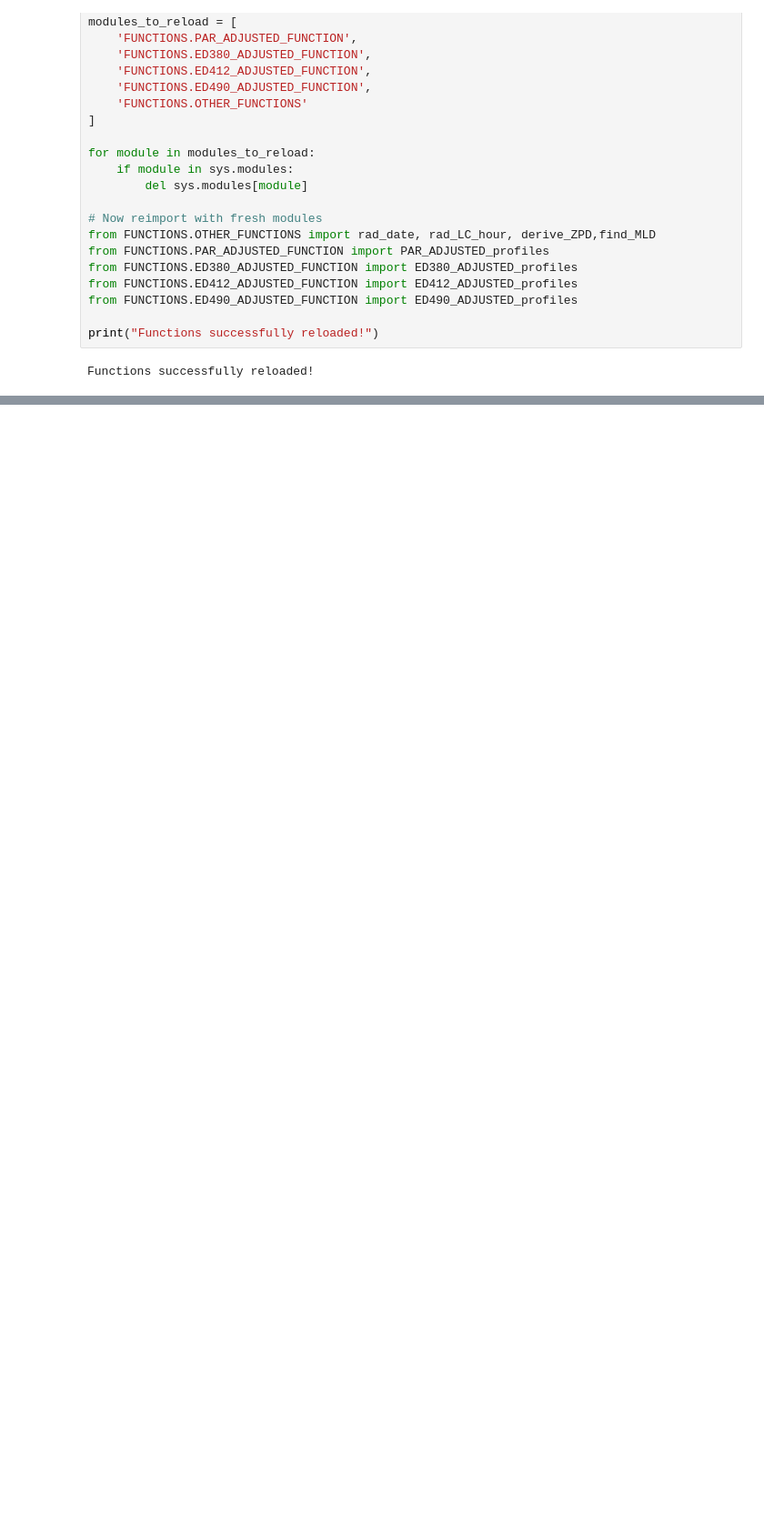
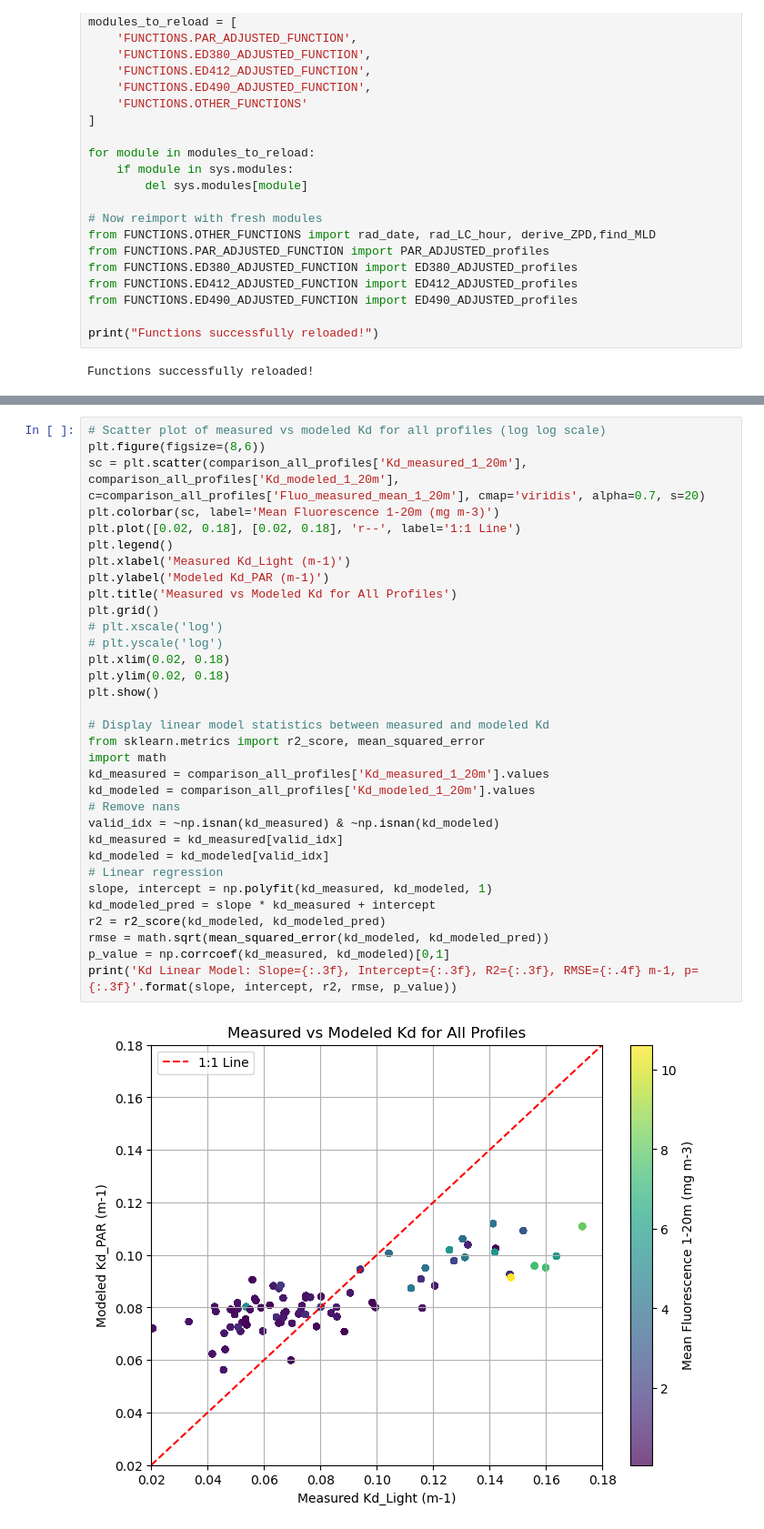
Before and after one commit to JakeWeis/SOCA_LIGHT_SEALS, a Jupyter notebook: SOCA_PAR_from_sealtags.ipynb, the cells around one changed output, grey strips where cells are left out. Shown at 91% size. Saved outputs shown, nothing was run; the diff lists cells and outputs as text; blank space fills up the shorter version.

```diff
--- a/SOCA_PAR_from_sealtags.ipynb
+++ b/SOCA_PAR_from_sealtags.ipynb
@@ -281,0 +415,35 @@ KeyboardInterrupt:
+# %%
+# Scatter plot of measured vs modeled Kd for all profiles (log log scale)
+plt.figure(figsize=(8,6))
+sc = plt.scatter(comparison_all_profiles['Kd_measured_1_20m'], comparison_all_profiles['Kd_modeled_1_20m'], c=comparison_all_profiles['Fluo_measured_mean_1_20m'], cmap='viridis', alpha=0.7, s=20)
+plt.colorbar(sc, label='Mean Fluorescence 1-20m (mg m-3)')
+plt.plot([0.02, 0.18], [0.02, 0.18], 'r--', label='1:1 Line')
+plt.legend()
+plt.xlabel('Measured Kd_Light (m-1)')
+plt.ylabel('Modeled Kd_PAR (m-1)')
+plt.title('Measured vs Modeled Kd for All Profiles')
+plt.grid()
+# plt.xscale('log')
+# plt.yscale('log')
+plt.xlim(0.02, 0.18)
+plt.ylim(0.02, 0.18)
+plt.show()
+
+# Display linear model statistics between measured and modeled Kd
+from sklearn.metrics import r2_score, mean_squared_error
+import math
+kd_measured = comparison_all_profiles['Kd_measured_1_20m'].values
+kd_modeled = comparison_all_profiles['Kd_modeled_1_20m'].values
+# Remove nans
+valid_idx = ~np.isnan(kd_measured) & ~np.isnan(kd_modeled)
+kd_measured = kd_measured[valid_idx]
+kd_modeled = kd_modeled[valid_idx]
+# Linear regression
+slope, intercept = np.polyfit(kd_measured, kd_modeled, 1)
+kd_modeled_pred = slope * kd_measured + intercept
+r2 = r2_score(kd_modeled, kd_modeled_pred)
+rmse = math.sqrt(mean_squared_error(kd_modeled, kd_modeled_pred))
+p_value = np.corrcoef(kd_measured, kd_modeled)[0,1]
+print('Kd Linear Model: Slope={:.3f}, Intercept={:.3f}, R2={:.3f}, RMSE={:.4f} m-1, p={:.3f}'.format(slope, intercept, r2, rmse, p_value))
+# %% [output]
+[figure, added]
```
Also changed, not shown: parts of 6 cells of this notebook, 11 other files.
